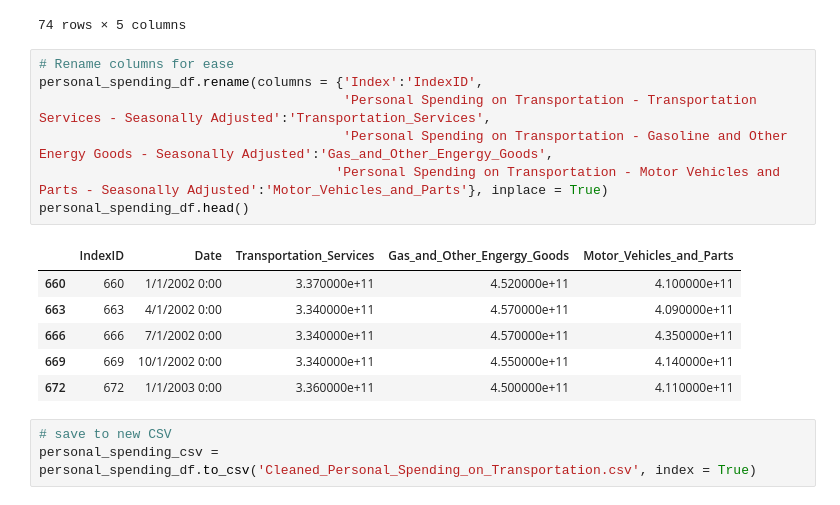
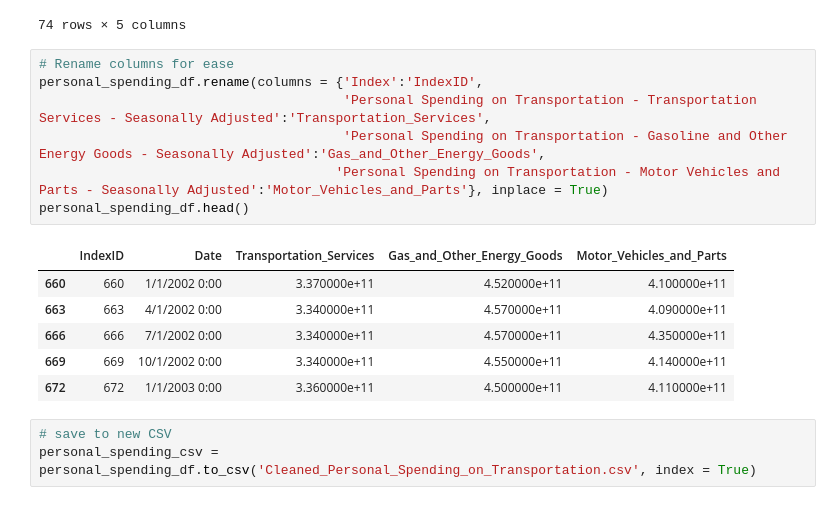
Before and after one commit to RBLevine/ETL-Project, a Jupyter notebook: CSVCleanUp/CSV_Cleanup_Final.ipynb, the cells around one changed output. Saved outputs shown, nothing was run; the diff lists cells and outputs as text.

```diff
--- a/CSVCleanUp/CSV_Cleanup_Final.ipynb
+++ b/CSVCleanUp/CSV_Cleanup_Final.ipynb
@@ -102,12 +102,12 @@ personal_spending_df
 # %%
 # Rename columns for ease
 personal_spending_df.rename(columns = {'Index':'IndexID',
                                        'Personal Spending on Transportation - Transportation Services - Seasonally Adjusted':'Transportation_Services',
-                                       'Personal Spending on Transportation - Gasoline and Other Energy Goods - Seasonally Adjusted':'Gas_and_Other_Engergy_Goods',
+                                       'Personal Spending on Transportation - Gasoline and Other Energy Goods - Seasonally Adjusted':'Gas_and_Other_Energy_Goods',
                                       'Personal Spending on Transportation - Motor Vehicles and Parts - Seasonally Adjusted':'Motor_Vehicles_and_Parts'}, inplace = True)
 personal_spending_df.head()
 # %% [output]
-|  | IndexID | Date | Transportation_Services | Gas_and_Other_Engergy_Goods | Motor_Vehicles_and_Parts |
+|  | IndexID | Date | Transportation_Services | Gas_and_Other_Energy_Goods | Motor_Vehicles_and_Parts |
 | 660 | 660 | 1/1/2002 0:00 | 3.370000e+11 | 4.520000e+11 | 4.100000e+11 |
 | 663 | 663 | 4/1/2002 0:00 | 3.340000e+11 | 4.570000e+11 | 4.090000e+11 |
 | 666 | 666 | 7/1/2002 0:00 | 3.340000e+11 | 4.570000e+11 | 4.350000e+11 |
```
Also changed, not shown: 1 other file.
